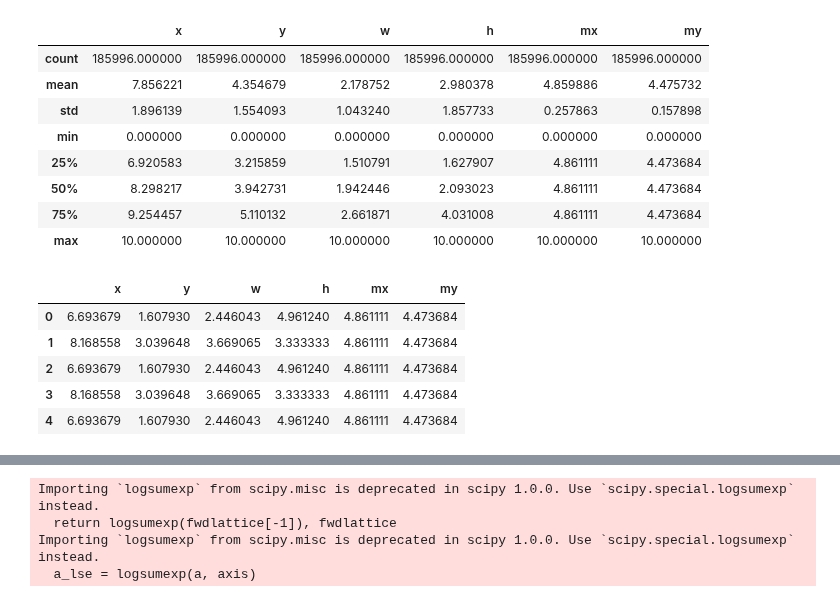
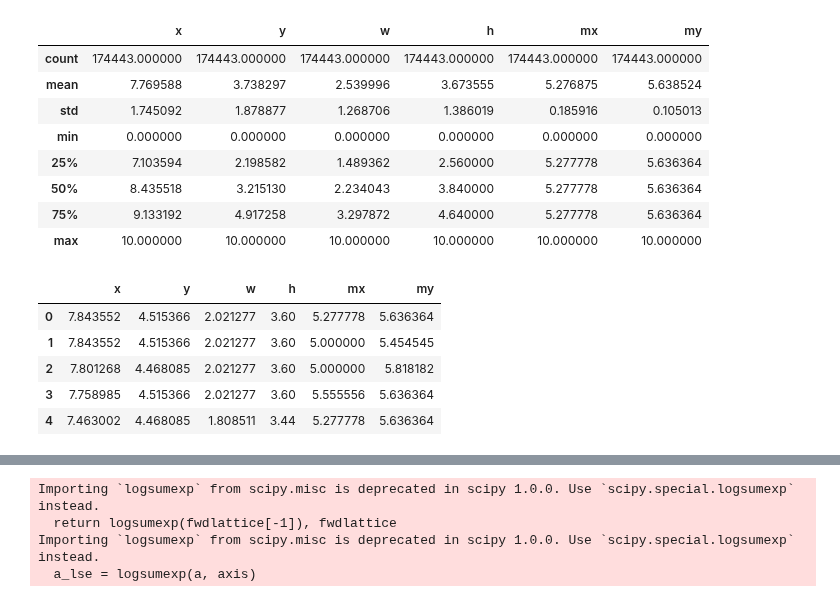
Before and after one commit to Sheph/anomaly, a Jupyter notebook: pch2_run.ipynb, the cells around one changed output, grey strips where cells are left out. Cells and saved outputs as stored; diff of their text form; code cells hidden in the pictures.

```diff
--- a/pch2_run.ipynb
+++ b/pch2_run.ipynb
@@ -83,40 +83,40 @@ def plot_array(arr):
     ax.plot_surface(xv,yv,arr)
     plt.show()
 # %%
-df = pd.read_csv("data_reception_long_train.csv")
+df = pd.read_csv("data_kitchen1.csv")
 df.drop([df.columns[0], "Rf"], inplace=True, axis=1)
 scaler = MinMaxScaler((0, 10))
 df2 = df.drop([df.columns[0], df.columns[1]], axis=1)
 df2 = pd.DataFrame(scaler.fit_transform(df2), columns=df.columns[2:])
 
 
 #df2 = df.drop([df.columns[0], df.columns[1]], axis=1)
 #from sklearn.decomposition import PCA
 #pca = PCA(0.99, whiten=True)
 #df2 = pd.DataFrame(pca.fit_transform(df2))
 
 #df2 = df.drop([df.columns[0], df.columns[1]], axis=1)
 #df2 = pd.DataFrame(df2, columns=df.columns[2:])
 
 
 display(df2.describe())
 display(df2.head(5))
 # %% [output]
 |  | x | y | w | h | mx | my |
-| count | 185996.000000 | 185996.000000 | 185996.000000 | 185996.000000 | 185996.000000 | 185996.000000 |
-| mean | 7.856221 | 4.354679 | 2.178752 | 2.980378 | 4.859886 | 4.475732 |
-| std | 1.896139 | 1.554093 | 1.043240 | 1.857733 | 0.257863 | 0.157898 |
+| count | 174443.000000 | 174443.000000 | 174443.000000 | 174443.000000 | 174443.000000 | 174443.000000 |
+| mean | 7.769588 | 3.738297 | 2.539996 | 3.673555 | 5.276875 | 5.638524 |
+| std | 1.745092 | 1.878877 | 1.268706 | 1.386019 | 0.185916 | 0.105013 |
 | min | 0.000000 | 0.000000 | 0.000000 | 0.000000 | 0.000000 | 0.000000 |
-| 25% | 6.920583 | 3.215859 | 1.510791 | 1.627907 | 4.861111 | 4.473684 |
-| 50% | 8.298217 | 3.942731 | 1.942446 | 2.093023 | 4.861111 | 4.473684 |
-| 75% | 9.254457 | 5.110132 | 2.661871 | 4.031008 | 4.861111 | 4.473684 |
+| 25% | 7.103594 | 2.198582 | 1.489362 | 2.560000 | 5.277778 | 5.636364 |
+| 50% | 8.435518 | 3.215130 | 2.234043 | 3.840000 | 5.277778 | 5.636364 |
+| 75% | 9.133192 | 4.917258 | 3.297872 | 4.640000 | 5.277778 | 5.636364 |
 | max | 10.000000 | 10.000000 | 10.000000 | 10.000000 | 10.000000 | 10.000000 |
 |  | x | y | w | h | mx | my |
-| 0 | 6.693679 | 1.607930 | 2.446043 | 4.961240 | 4.861111 | 4.473684 |
-| 1 | 8.168558 | 3.039648 | 3.669065 | 3.333333 | 4.861111 | 4.473684 |
-| 2 | 6.693679 | 1.607930 | 2.446043 | 4.961240 | 4.861111 | 4.473684 |
-| 3 | 8.168558 | 3.039648 | 3.669065 | 3.333333 | 4.861111 | 4.473684 |
-| 4 | 6.693679 | 1.607930 | 2.446043 | 4.961240 | 4.861111 | 4.473684 |
+| 0 | 7.843552 | 4.515366 | 2.021277 | 3.60 | 5.277778 | 5.636364 |
+| 1 | 7.843552 | 4.515366 | 2.021277 | 3.60 | 5.000000 | 5.454545 |
+| 2 | 7.801268 | 4.468085 | 2.021277 | 3.60 | 5.000000 | 5.818182 |
+| 3 | 7.758985 | 4.515366 | 2.021277 | 3.60 | 5.555556 | 5.636364 |
+| 4 | 7.463002 | 4.468085 | 1.808511 | 3.44 | 5.277778 | 5.636364 |
 # %%
 #bgmm = classify1(df2, 19, True)
 bgmm = classify4(df2)
```
Also changed, not shown: parts of 14 cells of this notebook, 1 other file.
